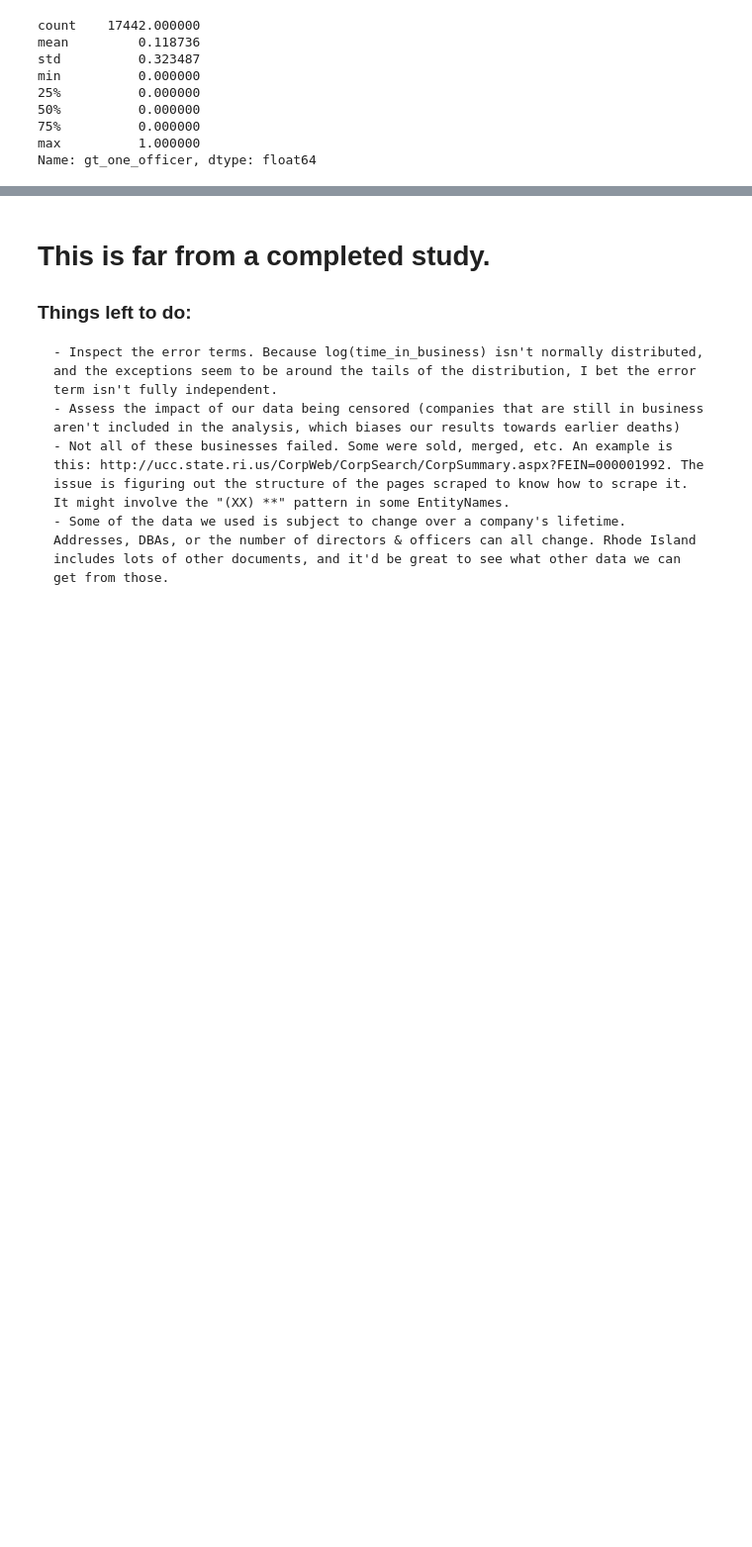
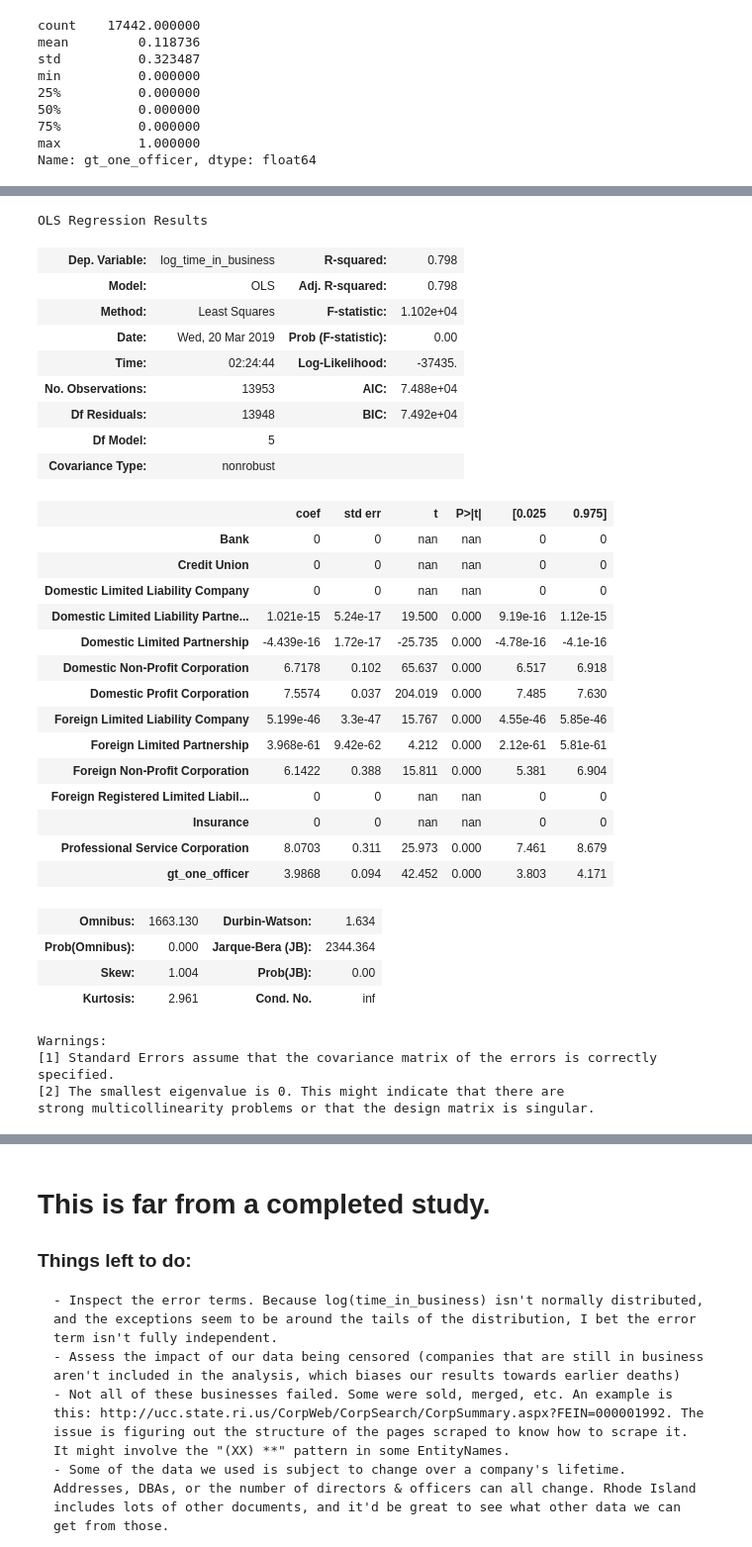
Before and after one commit to Yoyoyoyoyoyoyo/lifespan_of_companies, a Jupyter notebook: SOS_for_github.ipynb, the cells around one changed output, grey strips where cells are left out. Shown at 99% size. Saved outputs shown, nothing was run; the diff lists cells and outputs as text; code cells hidden in the pictures; blank space fills up the shorter version.

Commit message:
Dealt with officers, added a constant to the regression

```diff
--- a/SOS_for_github.ipynb
+++ b/SOS_for_github.ipynb
@@ -1488,0 +1458,4 @@ adjusted_d_and_o.describe()
+# %%
+# Take our original dataframe and create our gt_one_officer field.
+df["gt_one_officer"] = np.where(df.d_and_o_count > 1, 1, 0)
+df.gt_one_officer.describe()
@@ -1488,0 +1472,50 @@ adjusted_d_and_o.describe()
+# %%
+# Gather our data for the regression
+df_with_officers_listed = df[df.d_and_o_count > 0]
+
+explanatory_variables = [dummy for dummy in entity_dummies.columns] + ["gt_one_officer"]
+explanatory_variables.remove('Foreign Corporation')
+
+X_train_base2, X_test_base2, y_train_base2, y_test_base2 = train_test_split(
+                                                    df_with_officers_listed[explanatory_variables],
+                                                    df_with_officers_listed['log_time_in_business'],
+                                                    test_size=0.2,
+                                                    random_state=5)
+# %%
+# Run a regression with only our business types and gt_one_officer.
+entities_with_officers_e_net = sm.OLS(y_train_base2, X_train_base2.astype(float), L1_wt=.5)
+entities_with_officers_e_net.fit().summary()
+# %% [output]
+OLS Regression Results
+| Dep. Variable: | log_time_in_business | R-squared: | 0.798 |
+| Model: | OLS | Adj. R-squared: | 0.798 |
+| Method: | Least Squares | F-statistic: | 1.102e+04 |
+| Date: | Wed, 20 Mar 2019 | Prob (F-statistic): | 0.00 |
+| Time: | 02:24:44 | Log-Likelihood: | -37435. |
+| No. Observations: | 13953 | AIC: | 7.488e+04 |
+| Df Residuals: | 13948 | BIC: | 7.492e+04 |
+| Df Model: | 5 |  |  |
+| Covariance Type: | nonrobust |  |  |
+|  | coef | std err | t | P>|t| | [0.025 | 0.975] |
+| Bank | 0 | 0 | nan | nan | 0 | 0 |
+| Credit Union | 0 | 0 | nan | nan | 0 | 0 |
+| Domestic Limited Liability Company | 0 | 0 | nan | nan | 0 | 0 |
+| Domestic Limited Liability Partne... | 1.021e-15 | 5.24e-17 | 19.500 | 0.000 | 9.19e-16 | 1.12e-15 |
+| Domestic Limited Partnership | -4.439e-16 | 1.72e-17 | -25.735 | 0.000 | -4.78e-16 | -4.1e-16 |
+| Domestic Non-Profit Corporation | 6.7178 | 0.102 | 65.637 | 0.000 | 6.517 | 6.918 |
+| Domestic Profit Corporation | 7.5574 | 0.037 | 204.019 | 0.000 | 7.485 | 7.630 |
+| Foreign Limited Liability Company | 5.199e-46 | 3.3e-47 | 15.767 | 0.000 | 4.55e-46 | 5.85e-46 |
+| Foreign Limited Partnership | 3.968e-61 | 9.42e-62 | 4.212 | 0.000 | 2.12e-61 | 5.81e-61 |
+| Foreign Non-Profit Corporation | 6.1422 | 0.388 | 15.811 | 0.000 | 5.381 | 6.904 |
+| Foreign Registered Limited Liabil... | 0 | 0 | nan | nan | 0 | 0 |
+| Insurance | 0 | 0 | nan | nan | 0 | 0 |
+| Professional Service Corporation | 8.0703 | 0.311 | 25.973 | 0.000 | 7.461 | 8.679 |
+| gt_one_officer | 3.9868 | 0.094 | 42.452 | 0.000 | 3.803 | 4.171 |
+| Omnibus: | 1663.130 | Durbin-Watson: | 1.634 |
+| Prob(Omnibus): | 0.000 | Jarque-Bera (JB): | 2344.364 |
+| Skew: | 1.004 | Prob(JB): | 0.00 |
+| Kurtosis: | 2.961 | Cond. No. | inf |
+Warnings:
+[1] Standard Errors assume that the covariance matrix of the errors is correctly specified.
+[2] The smallest eigenvalue is 0. This might indicate that there are
+strong multicollinearity problems or that the design matrix is singular.
```
Also changed, not shown: parts of 16 cells of this notebook.
